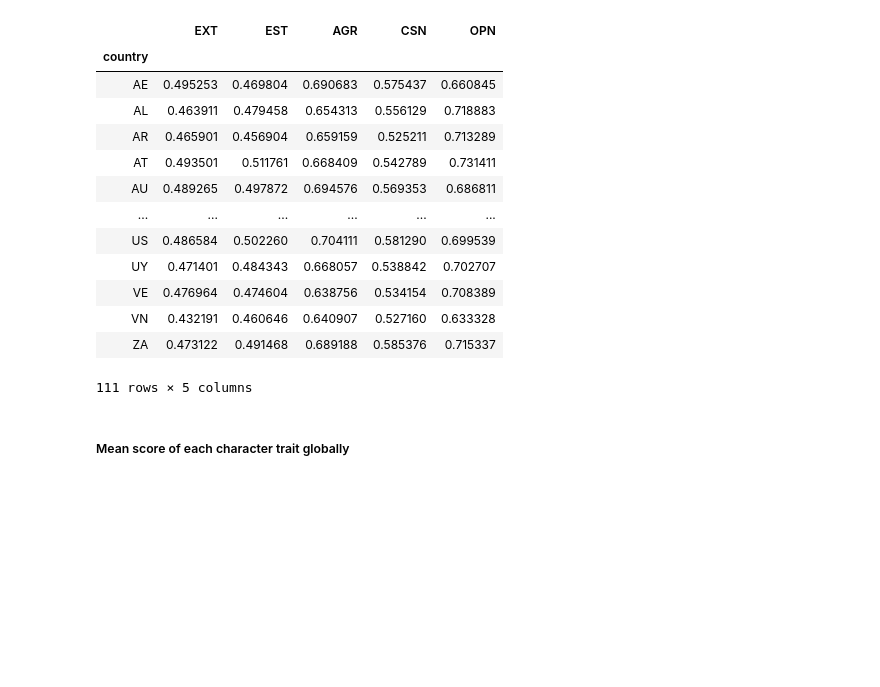
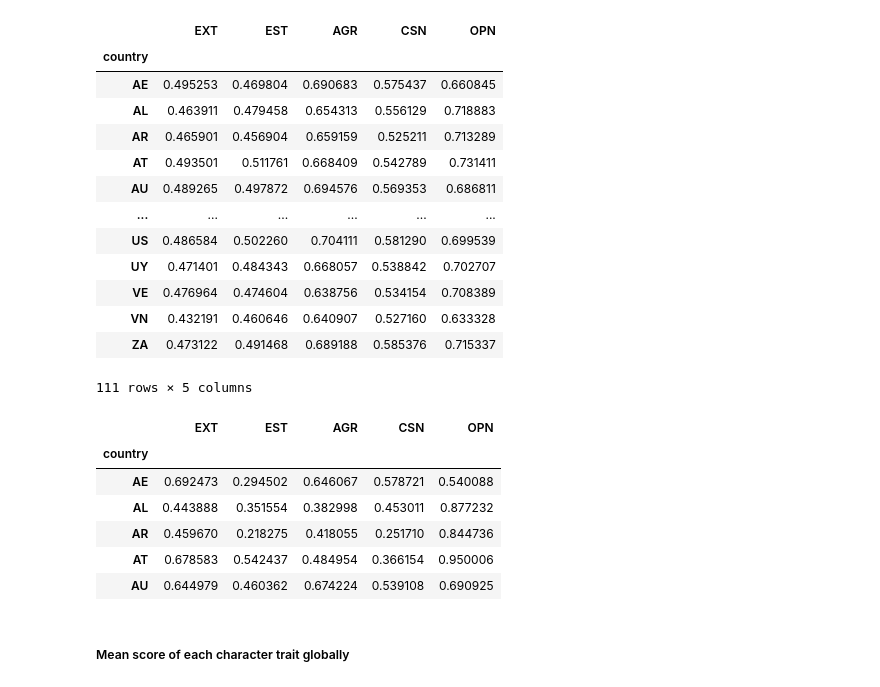
Before and after one commit to com-480-data-visualization/com-480-project-tadaviz, a Jupyter notebook: Preprocessing/Data wrangling.ipynb, the cells around one changed output. Cells and saved outputs as stored; diff of their text form; code cells hidden in the pictures; blank space fills up the shorter version.

```diff
--- a/Data wrangling.ipynb
+++ b/Preprocessing/Data wrangling.ipynb
@@ -276,5 +261,17 @@ country_score
 | VN | 0.432191 | 0.460646 | 0.640907 | 0.527160 | 0.633328 |
 | ZA | 0.473122 | 0.491468 | 0.689188 | 0.585376 | 0.715337 |
 111 rows × 5 columns
+# %%
+# Min Max normalization of the scores by country
+n_country_score = (country_score-country_score.min())/(country_score.max()-country_score.min())
+n_country_score.head()
+# %% [output]
+|  | EXT | EST | AGR | CSN | OPN |
+| country |  |  |  |  |  |
+| AE | 0.692473 | 0.294502 | 0.646067 | 0.578721 | 0.540088 |
+| AL | 0.443888 | 0.351554 | 0.382998 | 0.453011 | 0.877232 |
+| AR | 0.459670 | 0.218275 | 0.418055 | 0.251710 | 0.844736 |
+| AT | 0.678583 | 0.542437 | 0.484954 | 0.366154 | 0.950006 |
+| AU | 0.644979 | 0.460362 | 0.674224 | 0.539108 | 0.690925 |
 # %%
 # Exporting the result to JSON format
```
Also changed, not shown: parts of 16 cells of this notebook, 4 other files.
